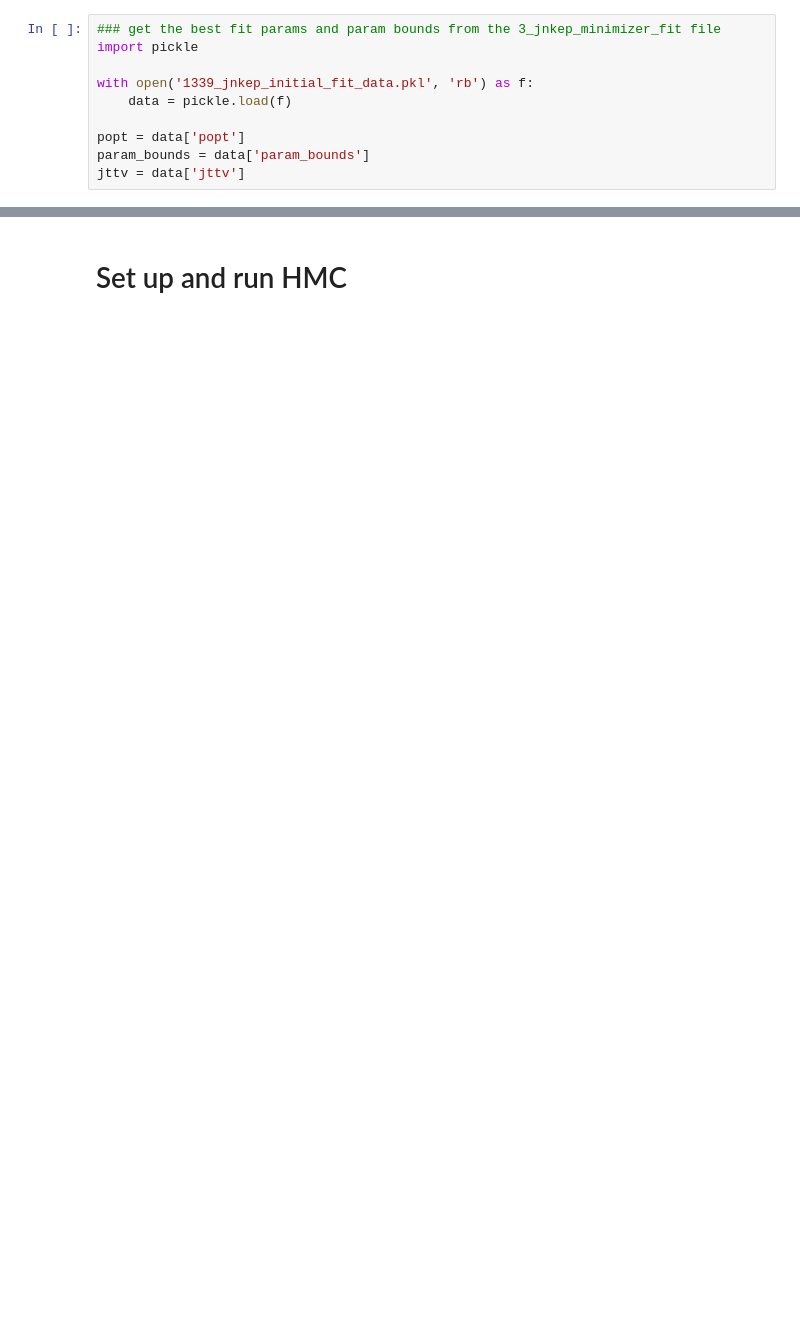
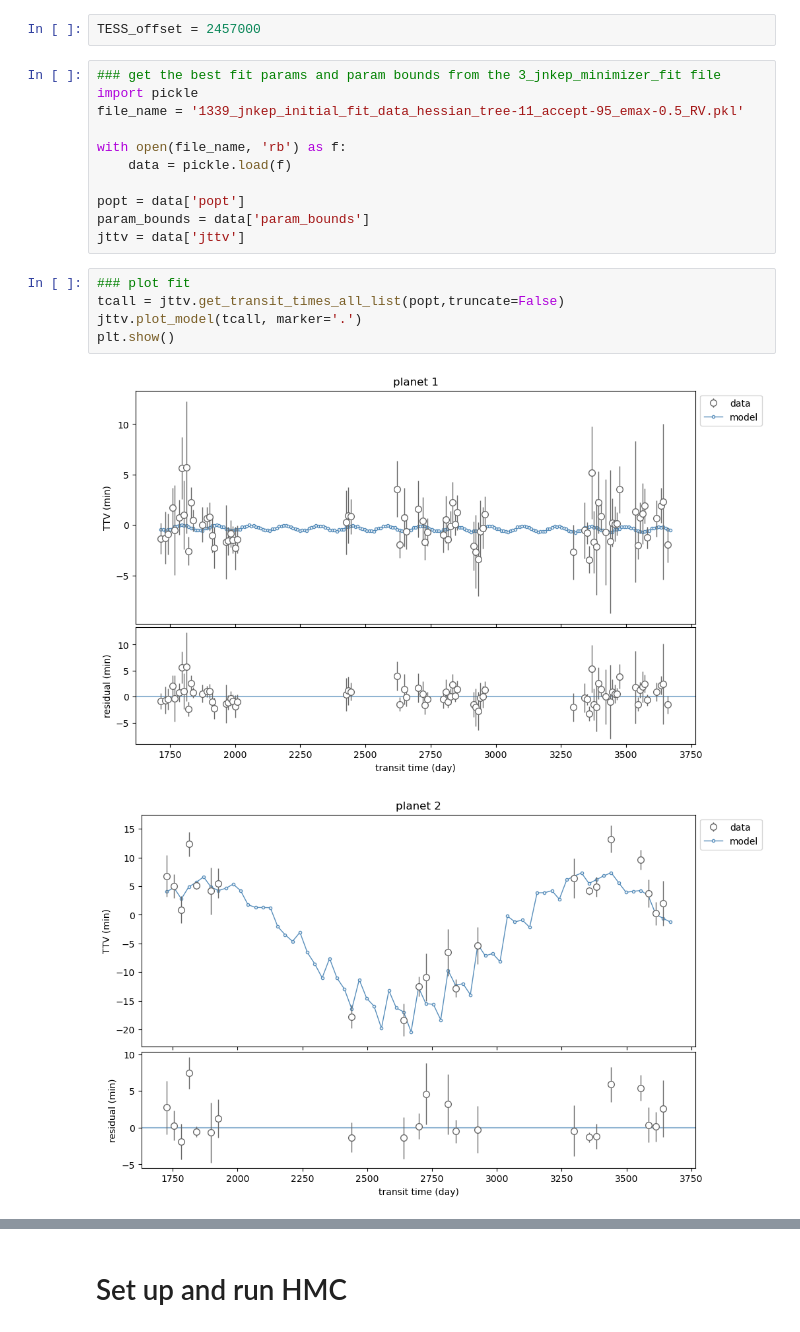
Before and after one commit to pentrican10/tess-resonant-systems, a Jupyter notebook: 5_jnkep_mcmc.ipynb, the cells around one changed output, grey strips where cells are left out. Cells and saved outputs as stored; diff of their text form; blank space fills up the shorter version.

```diff
--- a/5_jnkep_mcmc.ipynb
+++ b/5_jnkep_mcmc.ipynb
@@ -23,10 +25,21 @@ import corner
+# %%
+TESS_offset = 2457000
 # %%
 ### get the best fit params and param bounds from the 3_jnkep_minimizer_fit file
 import pickle
+file_name = '1339_jnkep_initial_fit_data_hessian_tree-11_accept-95_emax-0.5_RV.pkl'
 
-with open('1339_jnkep_initial_fit_data.pkl', 'rb') as f:
+with open(file_name, 'rb') as f:
     data = pickle.load(f)
 
 popt = data['popt']
 param_bounds = data['param_bounds']
 jttv = data['jttv']
+# %%
+### plot fit
+tcall = jttv.get_transit_times_all_list(popt,truncate=False)
+jttv.plot_model(tcall, marker='.')
+plt.show()
+# %% [output]
+[figure, added]
+[figure, added]
```
Also changed, not shown: parts of 10 cells of this notebook, 51 other files.
